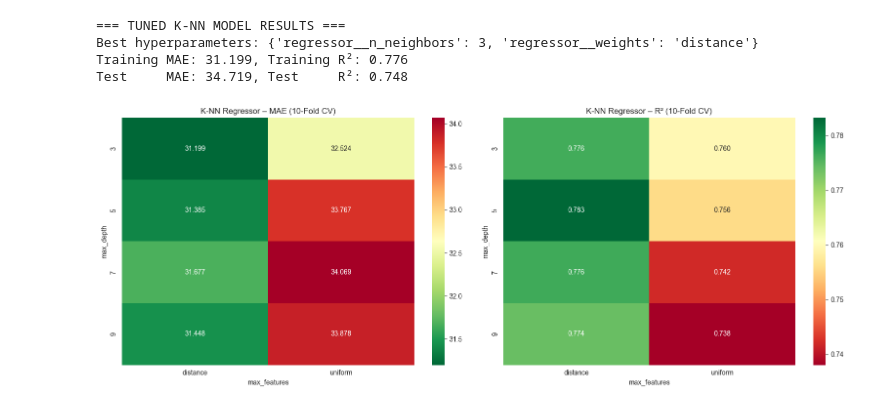
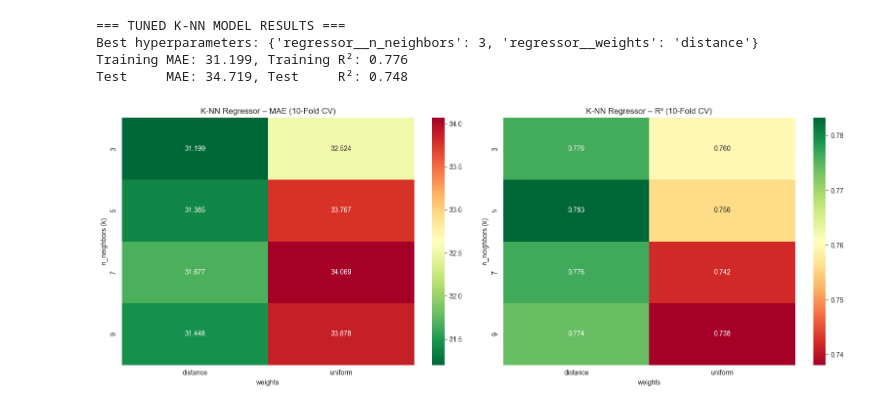
Before and after one commit to vdflorea/ct4101-assignment-2, a Jupyter notebook: k-nn-regressor.ipynb, the cells around one changed output. Drawn from its saved outputs; the diff is of its cells as text; code cells hidden in the pictures.

Commit message:
Fixed K-NN heatmap labels to correspond to hyperparameters used.

```diff
--- a/k-nn-regressor.ipynb
+++ b/k-nn-regressor.ipynb
@@ -145,35 +145,35 @@ results_r2 = pd.DataFrame(tuned_model_r2.cv_results_)
 
 results_r2 = results_r2[[
     'param_regressor__n_neighbors',
     'param_regressor__weights',
     'mean_test_score'
 ]]
 
 # Pivot table for heatmap
 heatmap_r2 = results_r2.pivot(
     index='param_regressor__n_neighbors',
     columns='param_regressor__weights',
     values='mean_test_score'
 )
 
 # Plot both heatmaps side-by-side
 plt.figure(figsize=(16, 6))
 
 # MAE heatmap
 plt.subplot(1, 2, 1)
 sns.heatmap(heatmap_mae, annot=True, fmt=".3f", cmap='RdYlGn_r')
 plt.title("K-NN Regressor – MAE (10-Fold CV)")
-plt.xlabel("max_features")
-plt.ylabel("max_depth")
+plt.xlabel("weights")
+plt.ylabel("n_neighbors (k)")
 
 # R² heatmap
 plt.subplot(1, 2, 2)
 sns.heatmap(heatmap_r2, annot=True, fmt=".3f", cmap='RdYlGn')
 plt.title("K-NN Regressor – R² (10-Fold CV)")
-plt.xlabel("max_features")
-plt.ylabel("max_depth")
+plt.xlabel("weights")
+plt.ylabel("n_neighbors (k)")
 
 plt.tight_layout()
 plt.show()
 # %% [output]
-[figure, old version]
+[figure, new version]
```
